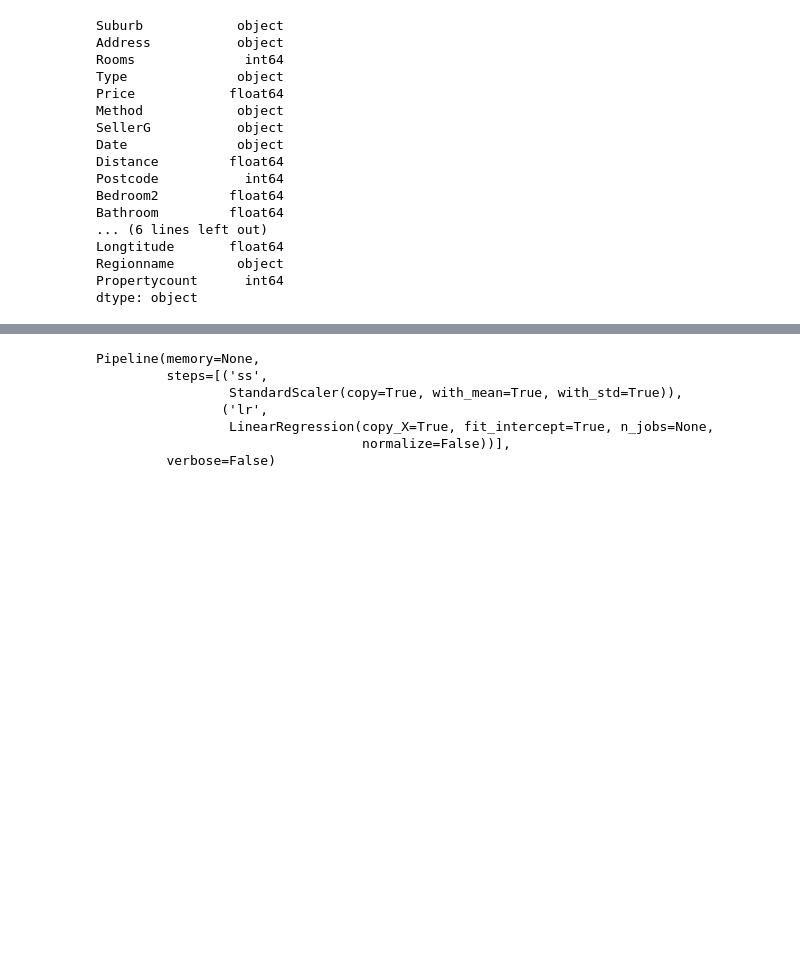
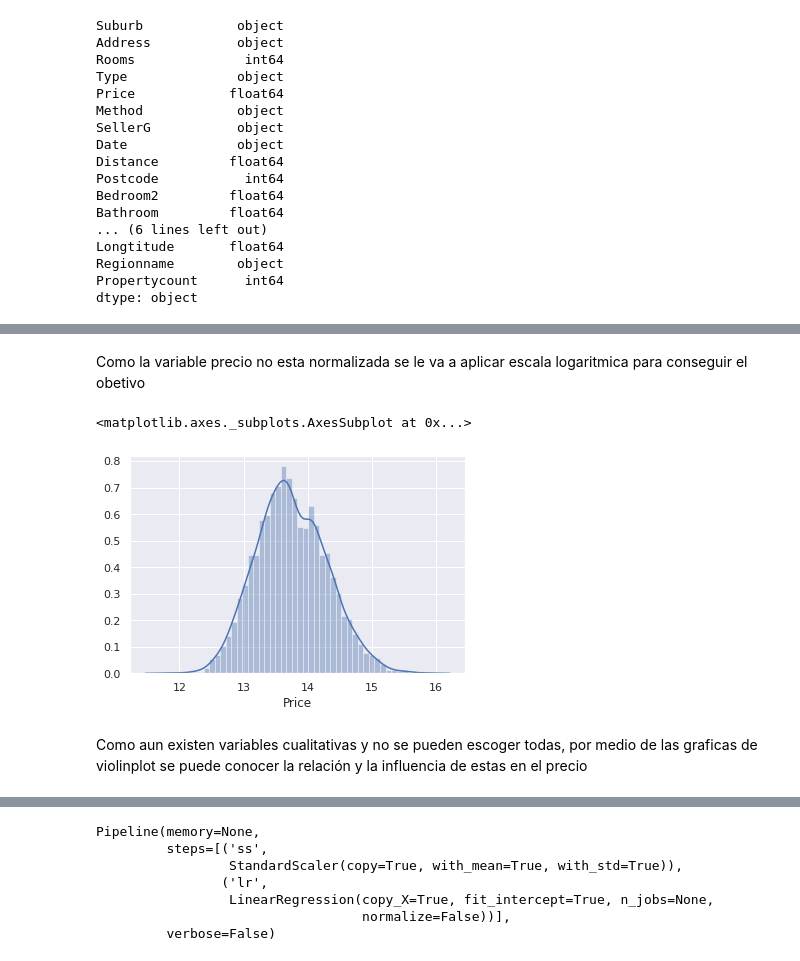
Before and after one commit to CamiloE/Proyectos-Personales, a Jupyter notebook: Precios_de_las_casas.ipynb, the cells around one changed output, grey strips where cells are left out. Cells and saved outputs as stored; diff of their text form; code cells hidden in the pictures; blank space fills up the shorter version.

```diff
--- a/Precios_de_las_casas.ipynb
+++ b/Precios_de_las_casas.ipynb
@@ -229,0 +128,10 @@ X_train, X_test, y_train, y_test= train_test_split(X,y,test_size=0.2,random_stat
+# %% [markdown]
+Como la variable precio no esta normalizada se le va a aplicar escala logaritmica para conseguir el obetivo
+# %%
+dataframe['Price']=np.log(dataframe['Price'])
+sns.distplot(dataframe['Price'],color='b')
+# %% [output]
+<matplotlib.axes._subplots.AxesSubplot at 0x...>
+[figure, added]
+# %% [markdown]
+Como aun existen variables cualitativas y no se pueden escoger todas, por medio de las graficas de violinplot se puede conocer la relación y la influencia de estas en el precio
```
Also changed, not shown: parts of 82 cells of this notebook.
